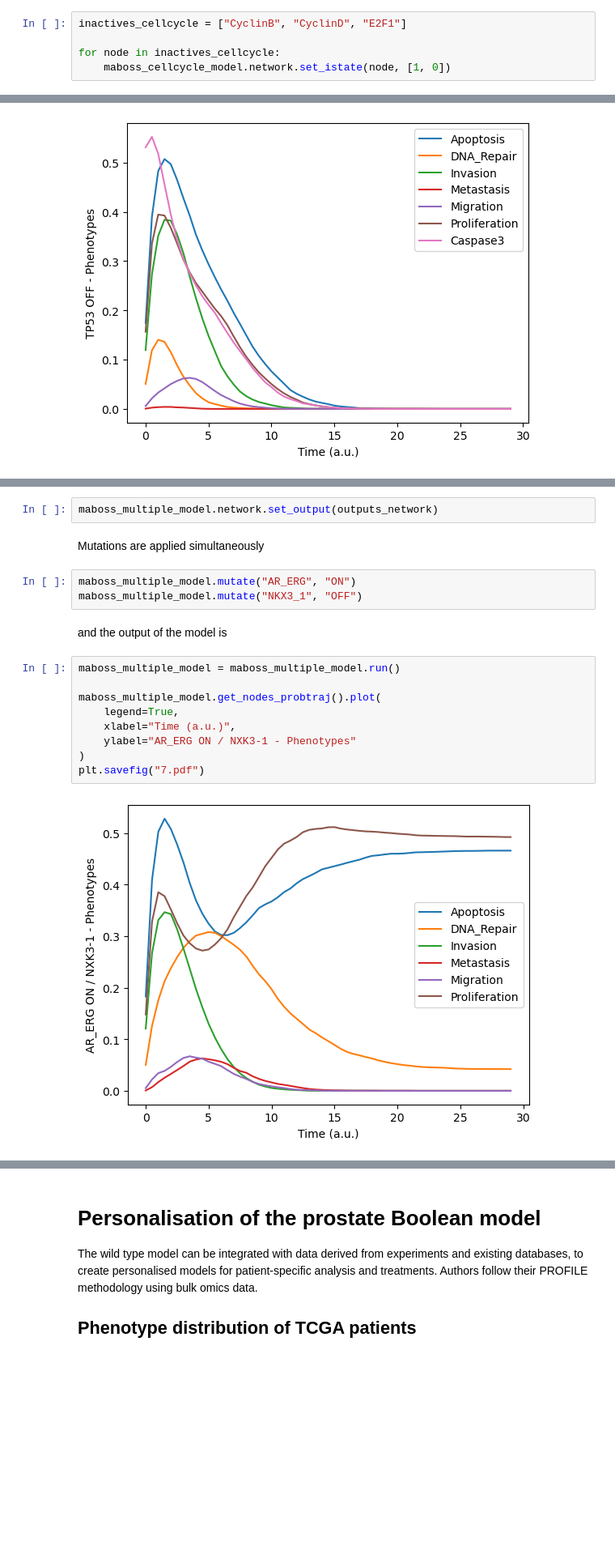
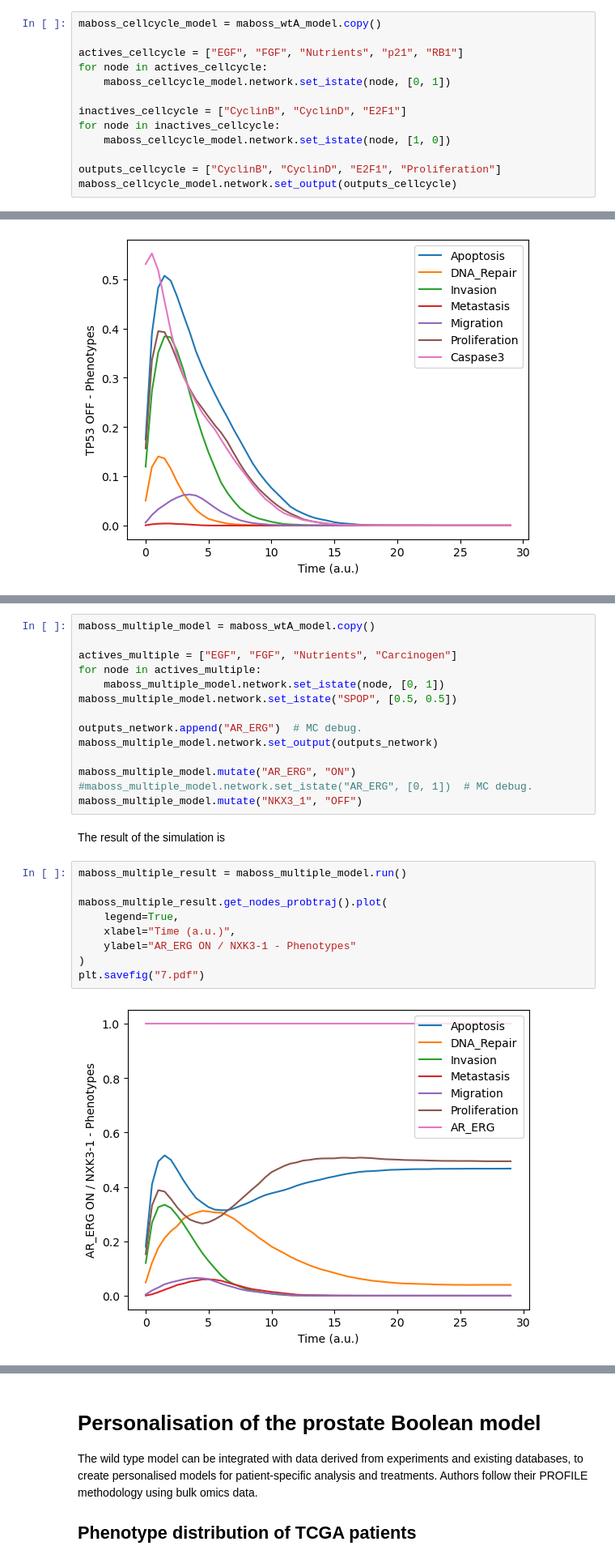
Before and after one commit to mirasac/intrdata, a Jupyter notebook: first/Marco_Casari_first_part.ipynb, the cells around one changed output, grey strips where cells are left out. Shown at 81% size. Saved outputs shown, nothing was run; the diff lists cells and outputs as text; blank space fills up the shorter version.

```diff
--- a/first/Marco_Casari_first_part.ipynb
+++ b/first/Marco_Casari_first_part.ipynb
@@ -369,5 +339,13 @@ while the cyclins are inactive
 # %%
+maboss_cellcycle_model = maboss_wtA_model.copy()
+
+actives_cellcycle = ["EGF", "FGF", "Nutrients", "p21", "RB1"]
+for node in actives_cellcycle:
+    maboss_cellcycle_model.network.set_istate(node, [0, 1])
+
 inactives_cellcycle = ["CyclinB", "CyclinD", "E2F1"]
-
 for node in inactives_cellcycle:
     maboss_cellcycle_model.network.set_istate(node, [1, 0])
+
+outputs_cellcycle = ["CyclinB", "CyclinD", "E2F1", "Proliferation"]
+maboss_cellcycle_model.network.set_output(outputs_cellcycle)
@@ -467,20 +439,27 @@ Outputs of the simulation are the output nodes of the network
-# %%
-maboss_multiple_model.network.set_output(outputs_network)
-# %% [markdown]
-Mutations are applied simultaneously
-# %%
-maboss_multiple_model.mutate("AR_ERG", "ON")
-maboss_multiple_model.mutate("NKX3_1", "OFF")
+# %%
+maboss_multiple_model = maboss_wtA_model.copy()
+
+actives_multiple = ["EGF", "FGF", "Nutrients", "Carcinogen"]
+for node in actives_multiple:
+    maboss_multiple_model.network.set_istate(node, [0, 1])
+maboss_multiple_model.network.set_istate("SPOP", [0.5, 0.5])
+
+outputs_network.append("AR_ERG")  # MC debug.
+maboss_multiple_model.network.set_output(outputs_network)
+
+maboss_multiple_model.mutate("AR_ERG", "ON")
+#maboss_multiple_model.network.set_istate("AR_ERG", [0, 1])  # MC debug.
+maboss_multiple_model.mutate("NKX3_1", "OFF")
 # %% [markdown]
-and the output of the model is
+The result of the simulation is
 # %%
-maboss_multiple_model = maboss_multiple_model.run()
+maboss_multiple_result = maboss_multiple_model.run()
 
-maboss_multiple_model.get_nodes_probtraj().plot(
+maboss_multiple_result.get_nodes_probtraj().plot(
     legend=True,
     xlabel="Time (a.u.)",
     ylabel="AR_ERG ON / NXK3-1 - Phenotypes"
 )
 plt.savefig("7.pdf")
 # %% [output]
-[figure, old version]
+[figure, new version]
```
Also changed, not shown: parts of 61 cells of this notebook, 1 other file.
